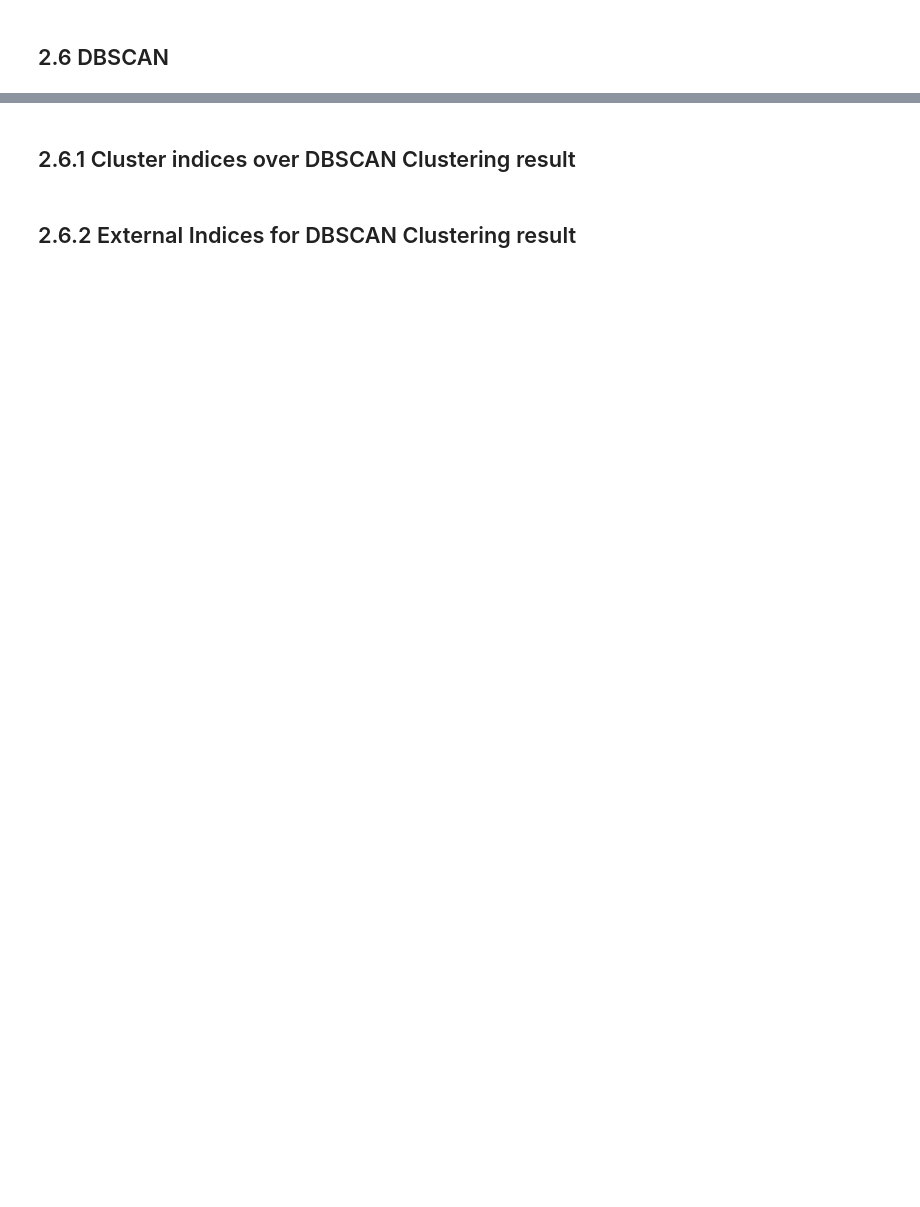
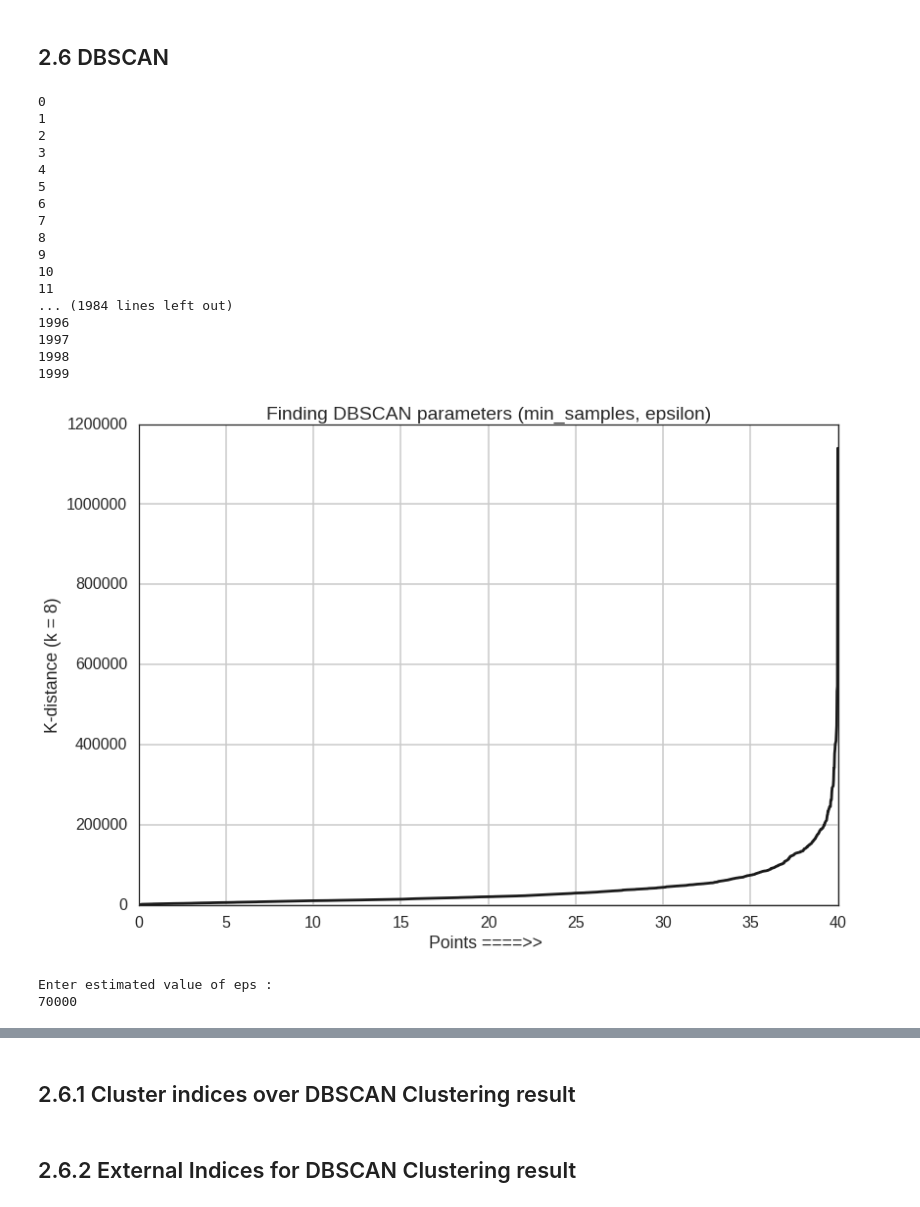
Before and after one commit to elixir-code/Clustering-and-validation, a Jupyter notebook: UCI_credit_card_bag1.ipynb, the cells around one changed output, grey strips where cells are left out. Cells and saved outputs as stored; diff of their text form; code cells hidden in the pictures; blank space fills up the shorter version.

```diff
--- a/UCI_credit_card_bag1.ipynb
+++ b/UCI_credit_card_bag1.ipynb
@@ -546,6 +621,28 @@ print("PBM Index : ",val_int.pbm_index())
 # %% [markdown]
 ## 2.6 DBSCAN
 # %%
-main.det_dbscan_params()
+main.comp_distance_matrix()
+main.det_dbscan_params(min_samples=8)
+# %% [output]
+0
+1
+2
+3
+4
+5
+6
+7
+8
+9
+10
+11
+... (1984 lines left out)
+1996
+1997
+1998
+1999
+[figure, added]
+Enter estimated value of eps :
+70000
 # %%
 main.perform_dbscan()
```
Also changed, not shown: parts of 225 cells of this notebook, 33 other files.
